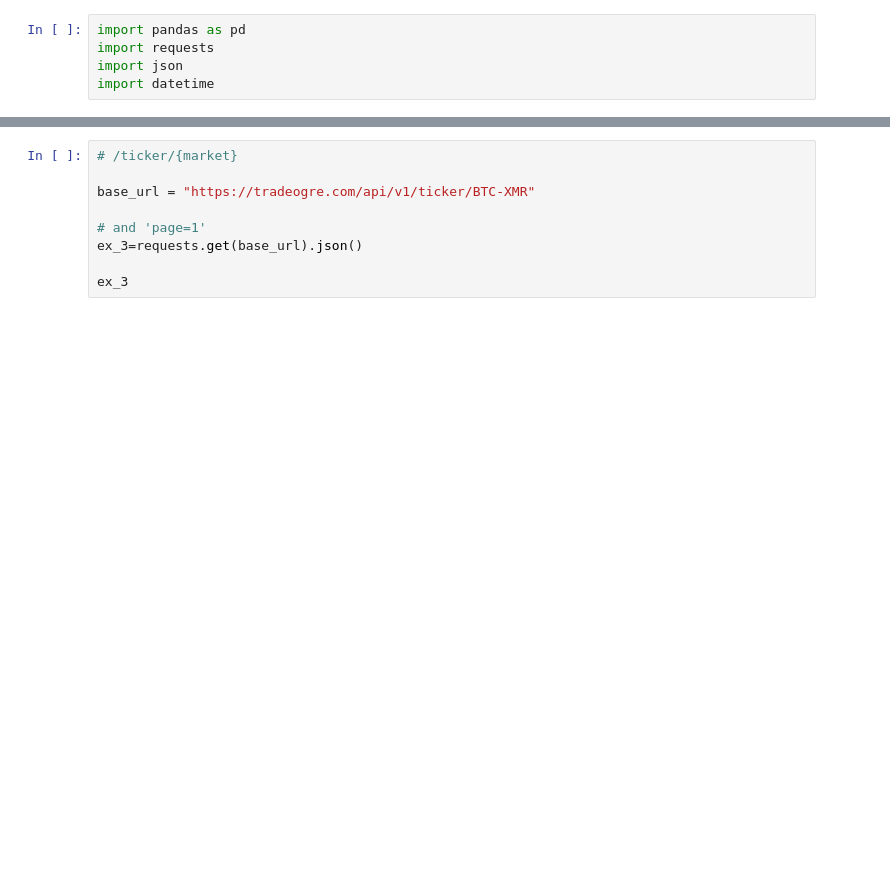
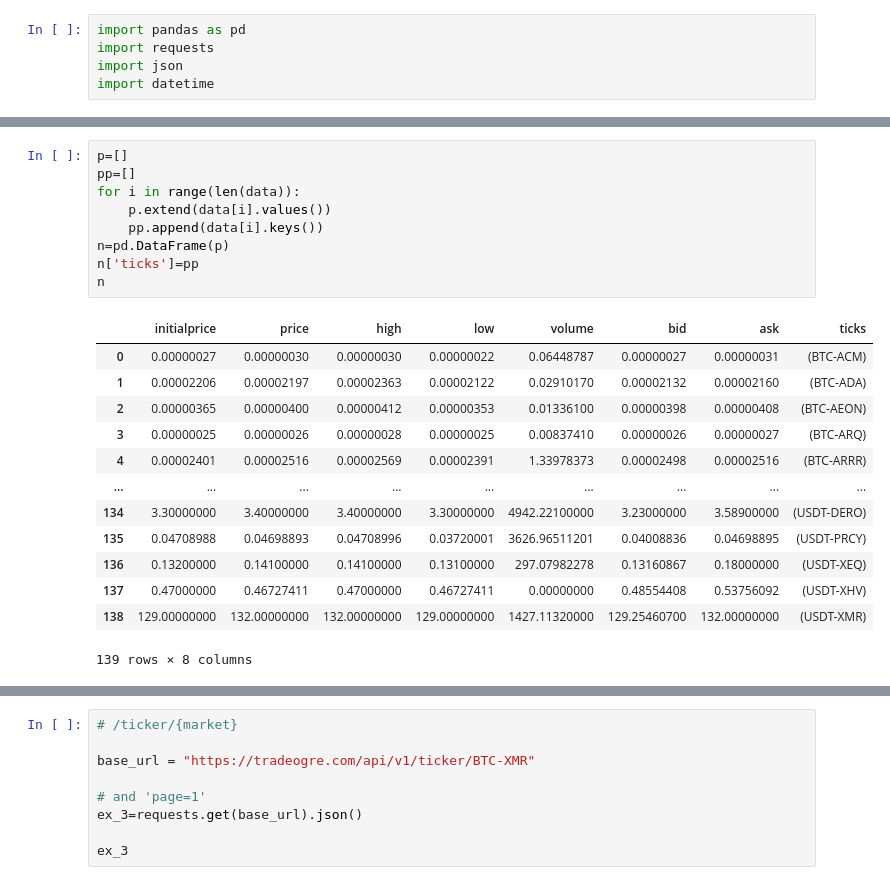
Before and after one commit to MrFuguDataScience/various_API_connections, a Jupyter notebook: TradeOgre_API.ipynb, the cells around one changed output, grey strips where cells are left out. Drawn from its saved outputs; the diff is of its cells as text; blank space fills up the shorter version.

```diff
--- a/TradeOgre_API.ipynb
+++ b/TradeOgre_API.ipynb
@@ -40,3 +55,26 @@ ex_1
+# %%
+p=[]
+pp=[]
+for i in range(len(data)):
+    p.extend(data[i].values())
+    pp.append(data[i].keys())
+n=pd.DataFrame(p)
+n['ticks']=pp
+n
+# %% [output]
+|  | initialprice | price | high | low | volume | bid | ask | ticks |
+| 0 | 0.00000027 | 0.00000030 | 0.00000030 | 0.00000022 | 0.06448787 | 0.00000027 | 0.00000031 | (BTC-ACM) |
+| 1 | 0.00002206 | 0.00002197 | 0.00002363 | 0.00002122 | 0.02910170 | 0.00002132 | 0.00002160 | (BTC-ADA) |
+| 2 | 0.00000365 | 0.00000400 | 0.00000412 | 0.00000353 | 0.01336100 | 0.00000398 | 0.00000408 | (BTC-AEON) |
+| 3 | 0.00000025 | 0.00000026 | 0.00000028 | 0.00000025 | 0.00837410 | 0.00000026 | 0.00000027 | (BTC-ARQ) |
+| 4 | 0.00002401 | 0.00002516 | 0.00002569 | 0.00002391 | 1.33978373 | 0.00002498 | 0.00002516 | (BTC-ARRR) |
+| ... | ... | ... | ... | ... | ... | ... | ... | ... |
+| 134 | 3.30000000 | 3.40000000 | 3.40000000 | 3.30000000 | 4942.22100000 | 3.23000000 | 3.58900000 | (USDT-DERO) |
+| 135 | 0.04708988 | 0.04698893 | 0.04708996 | 0.03720001 | 3626.96511201 | 0.04008836 | 0.04698895 | (USDT-PRCY) |
+| 136 | 0.13200000 | 0.14100000 | 0.14100000 | 0.13100000 | 297.07982278 | 0.13160867 | 0.18000000 | (USDT-XEQ) |
+| 137 | 0.47000000 | 0.46727411 | 0.47000000 | 0.46727411 | 0.00000000 | 0.48554408 | 0.53756092 | (USDT-XHV) |
+| 138 | 129.00000000 | 132.00000000 | 132.00000000 | 129.00000000 | 1427.11320000 | 129.25460700 | 132.00000000 | (USDT-XMR) |
+139 rows × 8 columns
 # %%
 # /orders/{market}, where {market}= whatever your are looking for
 
```
Also changed, not shown: parts of 12 cells of this notebook.
